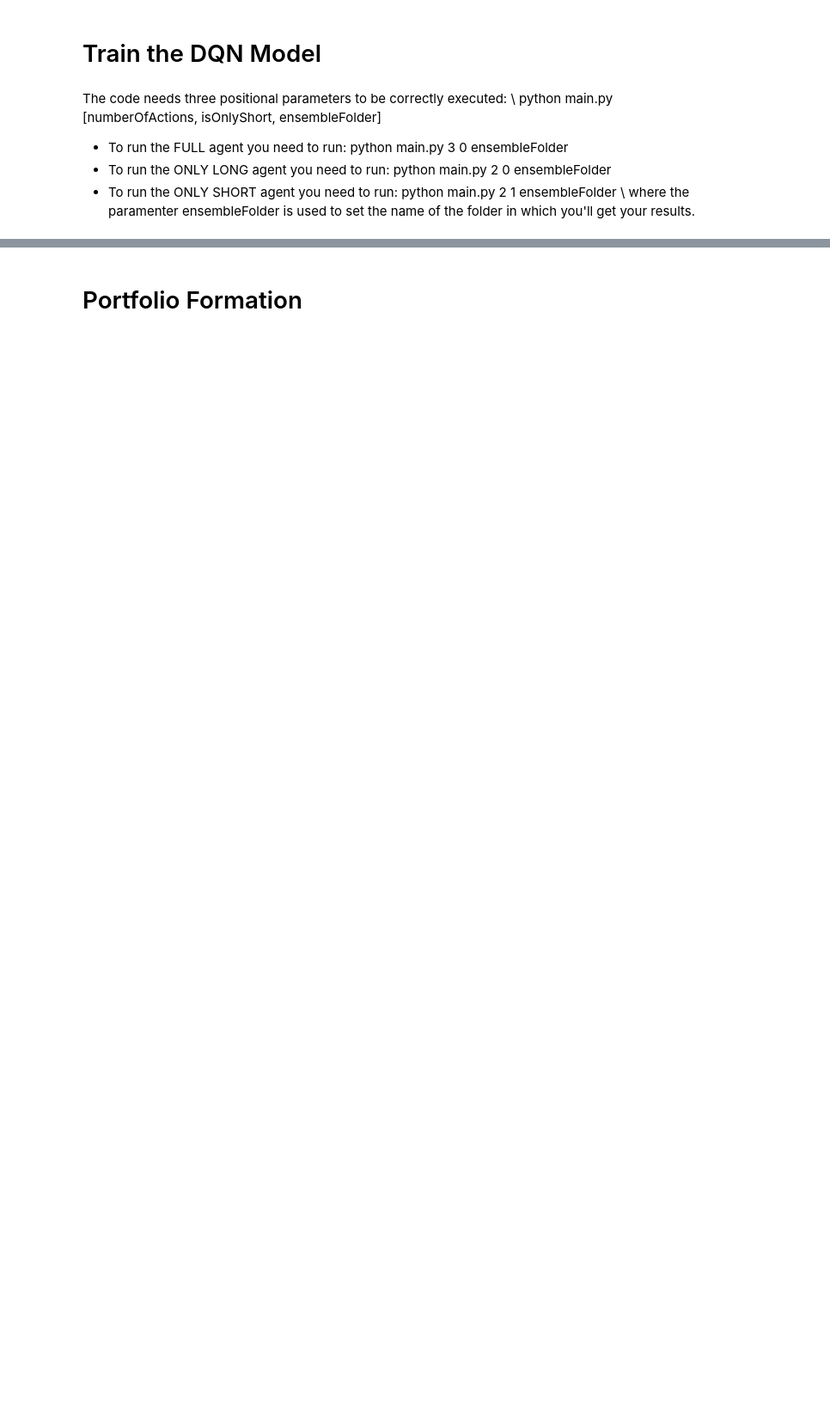
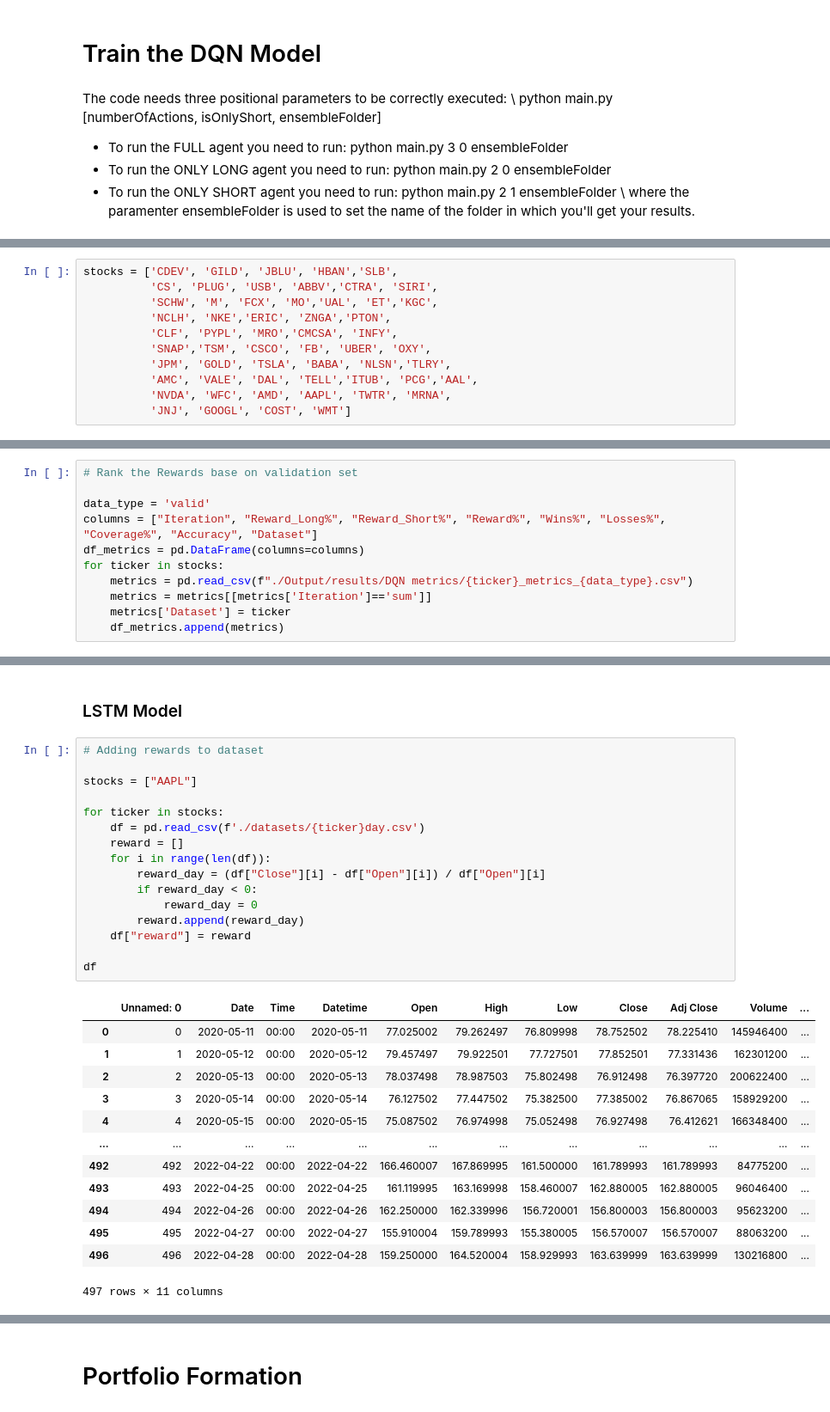
Before and after one commit to ali-rabiee/Portfolio-Formation, a Jupyter notebook: Portfolio_Formation.ipynb, the cells around one changed output, grey strips where cells are left out. Shown at 86% size. Drawn from its saved outputs; the diff is of its cells as text; blank space fills up the shorter version.

```diff
--- a/Portfolio_Formation.ipynb
+++ b/Portfolio_Formation.ipynb
@@ -286,0 +256,11 @@ res
+# %%
+stocks = ['CDEV', 'GILD', 'JBLU', 'HBAN','SLB',
+          'CS', 'PLUG', 'USB', 'ABBV','CTRA', 'SIRI',
+          'SCHW', 'M', 'FCX', 'MO','UAL', 'ET','KGC',
+          'NCLH', 'NKE','ERIC', 'ZNGA','PTON',
+          'CLF', 'PYPL', 'MRO','CMCSA', 'INFY',
+          'SNAP','TSM', 'CSCO', 'FB', 'UBER', 'OXY',
+          'JPM', 'GOLD', 'TSLA', 'BABA', 'NLSN','TLRY',
+          'AMC', 'VALE', 'DAL', 'TELL','ITUB', 'PCG','AAL',
+          'NVDA', 'WFC', 'AMD', 'AAPL', 'TWTR', 'MRNA',
+          'JNJ', 'GOOGL', 'COST', 'WMT']
@@ -286,0 +334,11 @@ res
+# %%
+# Rank the Rewards base on validation set
+
+data_type = 'valid'
+columns = ["Iteration", "Reward_Long%", "Reward_Short%", "Reward%", "Wins%", "Losses%", "Coverage%", "Accuracy", "Dataset"]
+df_metrics = pd.DataFrame(columns=columns)
+for ticker in stocks:
+    metrics = pd.read_csv(f"./Output/results/DQN metrics/{ticker}_metrics_{data_type}.csv")
+    metrics = metrics[[metrics['Iteration']=='sum']]
+    metrics['Dataset'] = ticker
+    df_metrics.append(metrics)
@@ -286,0 +377,32 @@ res
+# %% [markdown]
+### LSTM Model
+# %%
+# Adding rewards to dataset
+
+stocks = ["AAPL"]
+
+for ticker in stocks:
+    df = pd.read_csv(f'./datasets/{ticker}day.csv')
+    reward = []
+    for i in range(len(df)):
+        reward_day = (df["Close"][i] - df["Open"][i]) / df["Open"][i]
+        if reward_day < 0:
+            reward_day = 0
+        reward.append(reward_day)
+    df["reward"] = reward
+
+df
+# %% [output]
+|  | Unnamed: 0 | Date | Time | Datetime | Open | High | Low | Close | Adj Close | Volume | ... |
+| 0 | 0 | 2020-05-11 | 00:00 | 2020-05-11 | 77.025002 | 79.262497 | 76.809998 | 78.752502 | 78.225410 | 145946400 | ... |
+| 1 | 1 | 2020-05-12 | 00:00 | 2020-05-12 | 79.457497 | 79.922501 | 77.727501 | 77.852501 | 77.331436 | 162301200 | ... |
+| 2 | 2 | 2020-05-13 | 00:00 | 2020-05-13 | 78.037498 | 78.987503 | 75.802498 | 76.912498 | 76.397720 | 200622400 | ... |
+| 3 | 3 | 2020-05-14 | 00:00 | 2020-05-14 | 76.127502 | 77.447502 | 75.382500 | 77.385002 | 76.867065 | 158929200 | ... |
+| 4 | 4 | 2020-05-15 | 00:00 | 2020-05-15 | 75.087502 | 76.974998 | 75.052498 | 76.927498 | 76.412621 | 166348400 | ... |
+| ... | ... | ... | ... | ... | ... | ... | ... | ... | ... | ... | ... |
+| 492 | 492 | 2022-04-22 | 00:00 | 2022-04-22 | 166.460007 | 167.869995 | 161.500000 | 161.789993 | 161.789993 | 84775200 | ... |
+| 493 | 493 | 2022-04-25 | 00:00 | 2022-04-25 | 161.119995 | 163.169998 | 158.460007 | 162.880005 | 162.880005 | 96046400 | ... |
+| 494 | 494 | 2022-04-26 | 00:00 | 2022-04-26 | 162.250000 | 162.339996 | 156.720001 | 156.800003 | 156.800003 | 95623200 | ... |
+| 495 | 495 | 2022-04-27 | 00:00 | 2022-04-27 | 155.910004 | 159.789993 | 155.380005 | 156.570007 | 156.570007 | 88063200 | ... |
+| 496 | 496 | 2022-04-28 | 00:00 | 2022-04-28 | 159.250000 | 164.520004 | 158.929993 | 163.639999 | 163.639999 | 130216800 | ... |
+497 rows × 11 columns
```
Also changed, not shown: parts of 30 cells of this notebook.
